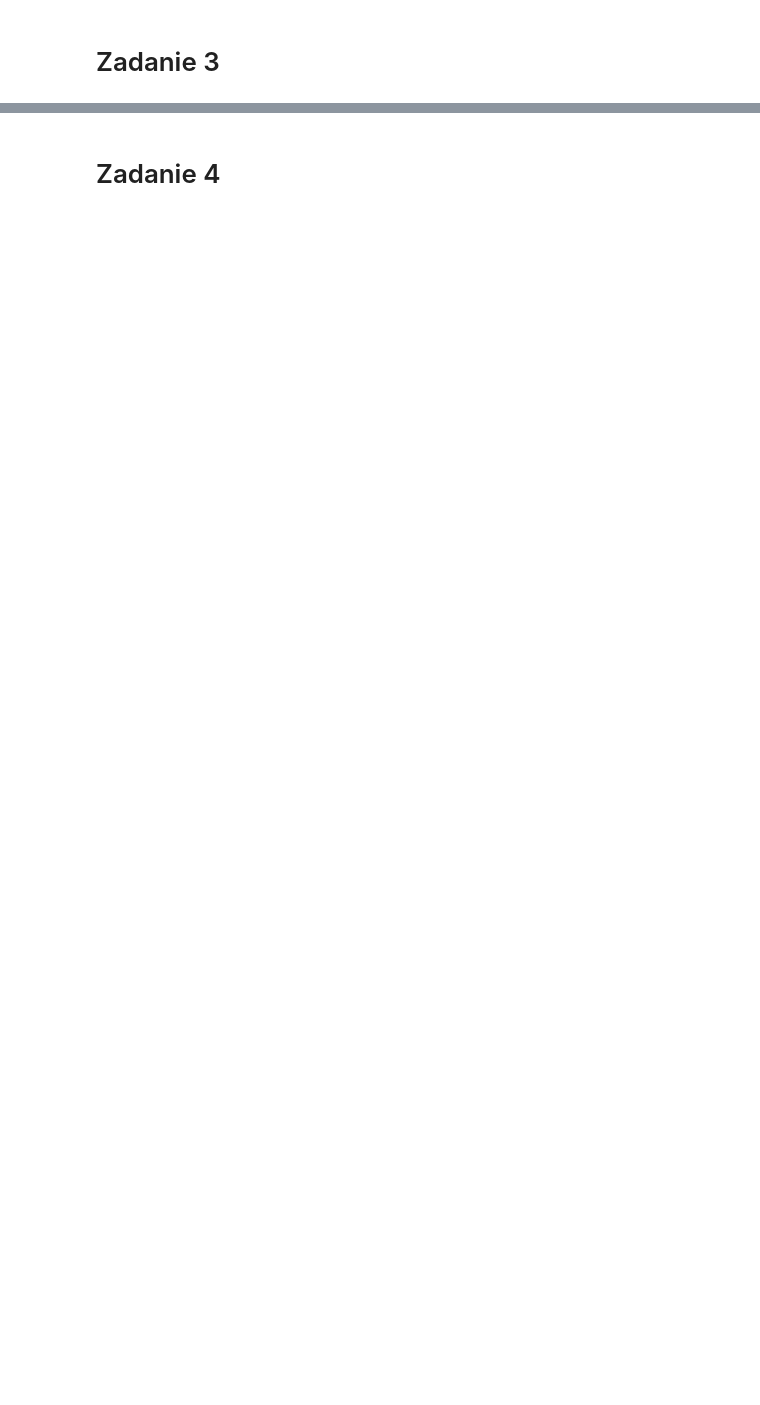
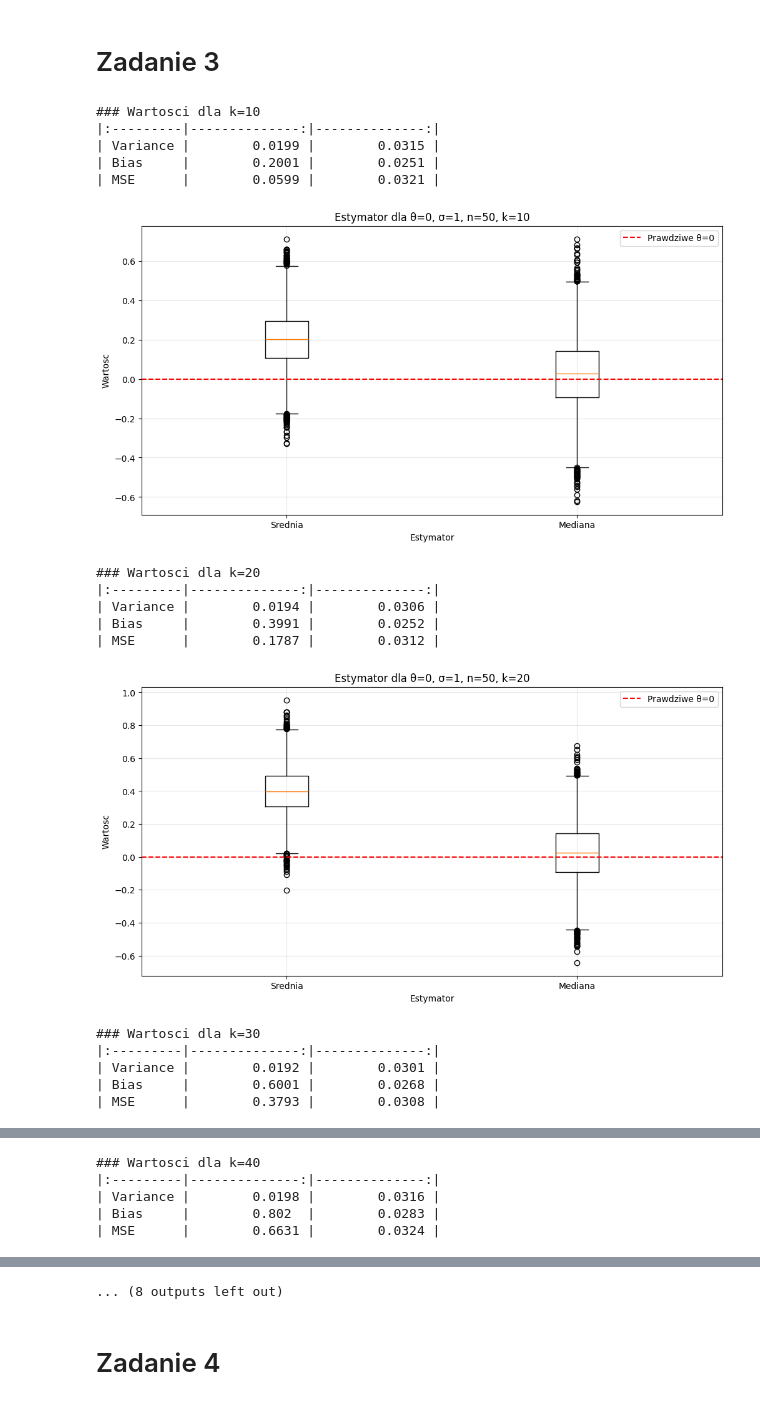
Before and after one commit to rektyyy/Artificial-Intelligence, a Jupyter notebook: Statystyka/exercises/Pracownia_1.ipynb, the cells around one changed output, grey strips where cells are left out. Saved outputs shown, nothing was run; the diff lists cells and outputs as text; code cells hidden in the pictures; blank space fills up the shorter version.

```diff
--- a/Statystyka/exercises/Pracownia_1.ipynb
+++ b/Statystyka/exercises/Pracownia_1.ipynb
@@ -407,22 +423,40 @@ def run_simulation3(k, theta=0, sigma=1, n=49, num_simulations=10000):
 # %%
 theta = 0
 sigma = 1
 n = 49
 
 for k in range(10, 101, 10):
     res_df, stats_df = run_simulation3(k, theta=theta, sigma=sigma, n=n, num_simulations=10000)
 
-    print(f'\nStatistics:   k={k}')
-    print(stats_df.round(4))
+    print(f'\n### Wartosci dla k={k}')
+    print(stats_df.round(4).to_markdown())
 
     # Plot boxplot
     plt.figure(figsize=(12, 6))
     plt.boxplot(res_df)
-    plt.title(f'Estimators: θ={theta}, σ={sigma}, n={n + 1}, k={k}')
-    plt.xlabel('Estimator')
-    plt.ylabel('Value')
-    plt.axhline(y=theta, color='r', linestyle='--', label=f'True θ={theta}')
-    plt.gca().set_xticklabels(['Mean', 'Median'])
+    plt.title(f'Estymator dla θ={theta}, σ={sigma}, n={n + 1}, k={k}')
+    plt.xlabel('Estymator')
+    plt.ylabel('Wartosc')
+    plt.axhline(y=theta, color='r', linestyle='--', label=f'Prawdziwe θ={theta}')
+    plt.gca().set_xticklabels(['Srednia', 'Mediana'])
     plt.legend()
     plt.grid(True, alpha=0.3)
     plt.show()
+# %% [output]
+### Wartosci dla k=10
+|:---------|--------------:|--------------:|
+| Variance |        0.0199 |        0.0315 |
+| Bias     |        0.2001 |        0.0251 |
+| MSE      |        0.0599 |        0.0321 |
+[figure, added]
+### Wartosci dla k=20
+|:---------|--------------:|--------------:|
+| Variance |        0.0194 |        0.0306 |
+| Bias     |        0.3991 |        0.0252 |
+| MSE      |        0.1787 |        0.0312 |
+[figure, added]
+### Wartosci dla k=30
+|:---------|--------------:|--------------:|
+| Variance |        0.0192 |        0.0301 |
+| Bias     |        0.6001 |        0.0268 |
+| MSE      |        0.3793 |        0.0308 |
@@ -428,0 +464,5 @@ for k in range(10, 101, 10):
+### Wartosci dla k=40
+|:---------|--------------:|--------------:|
+| Variance |        0.0198 |        0.0316 |
+| Bias     |        0.802  |        0.0283 |
+| MSE      |        0.6631 |        0.0324 |
@@ -429,3 +482,4 @@ for k in range(10, 101, 10):
+... (8 outputs left out)
 # %% [markdown]
 # Zadanie 4
 # %%
```
Also changed, not shown: parts of 11 cells of this notebook.
